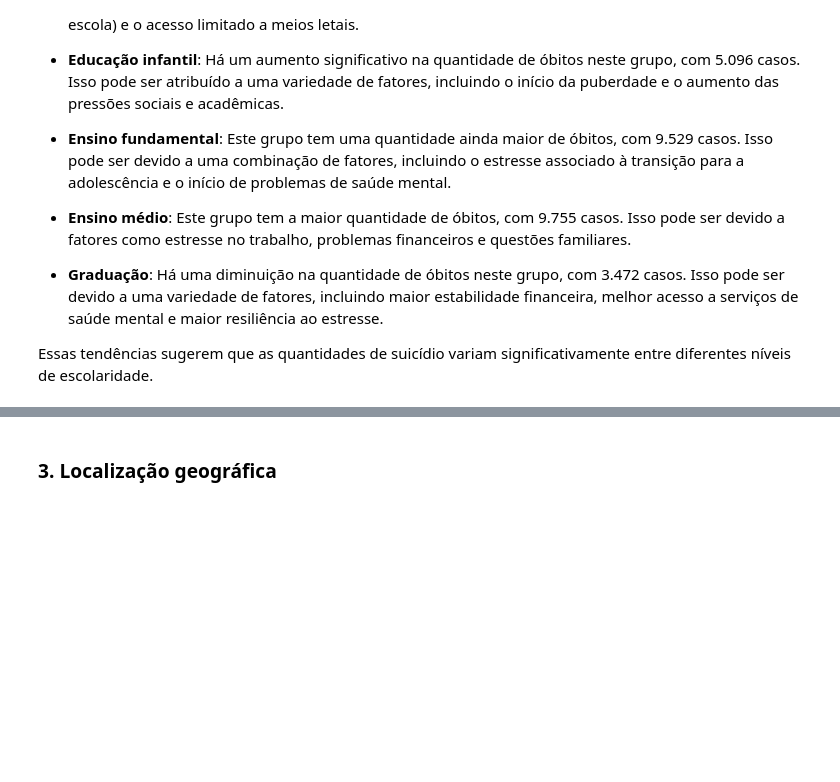
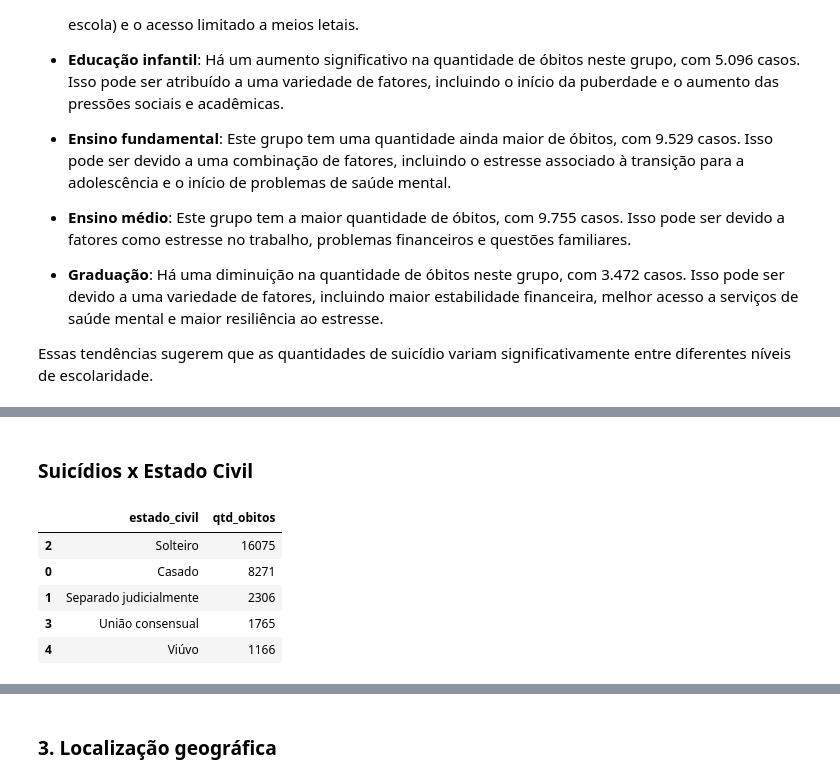
Before and after one commit to thiagoregueira/Estudo-sobre-suic-dios-2014-a-2018, a Jupyter notebook: visualizacao_dos_dados.ipynb, the cells around one changed output, grey strips where cells are left out. Saved outputs shown, nothing was run; the diff lists cells and outputs as text; code cells hidden in the pictures; blank space fills up the shorter version.

```diff
--- a/visualizacao_dos_dados.ipynb
+++ b/visualizacao_dos_dados.ipynb
@@ -394,0 +473,17 @@ Essas tendências sugerem que as quantidades de suicídio variam significativame
+# %% [markdown]
+### Suicídios x Estado Civil
+# %%
+# suicidios por estado_civil
+df_estado_civil = df.groupby("estado_civil").count()["idade"]
+
+# renomeando as colunas de df_estado_civil
+df_estado_civil = df_estado_civil.reset_index().rename(columns={"idade": "qtd_obitos"})
+
+df_estado_civil.sort_values(ascending=False, by="qtd_obitos")
+# %% [output]
+|  | estado_civil | qtd_obitos |
+| 2 | Solteiro | 16075 |
+| 0 | Casado | 8271 |
+| 1 | Separado judicialmente | 2306 |
+| 3 | União consensual | 1765 |
+| 4 | Viúvo | 1166 |
```
Also changed, not shown: parts of 20 cells of this notebook, 1 other file.
